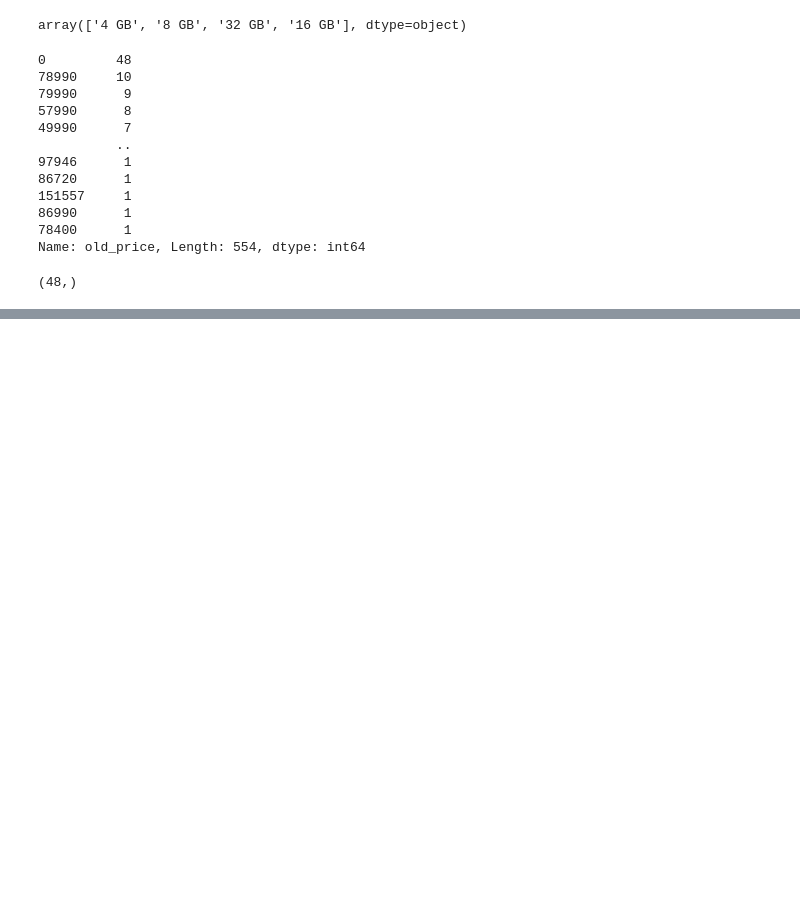
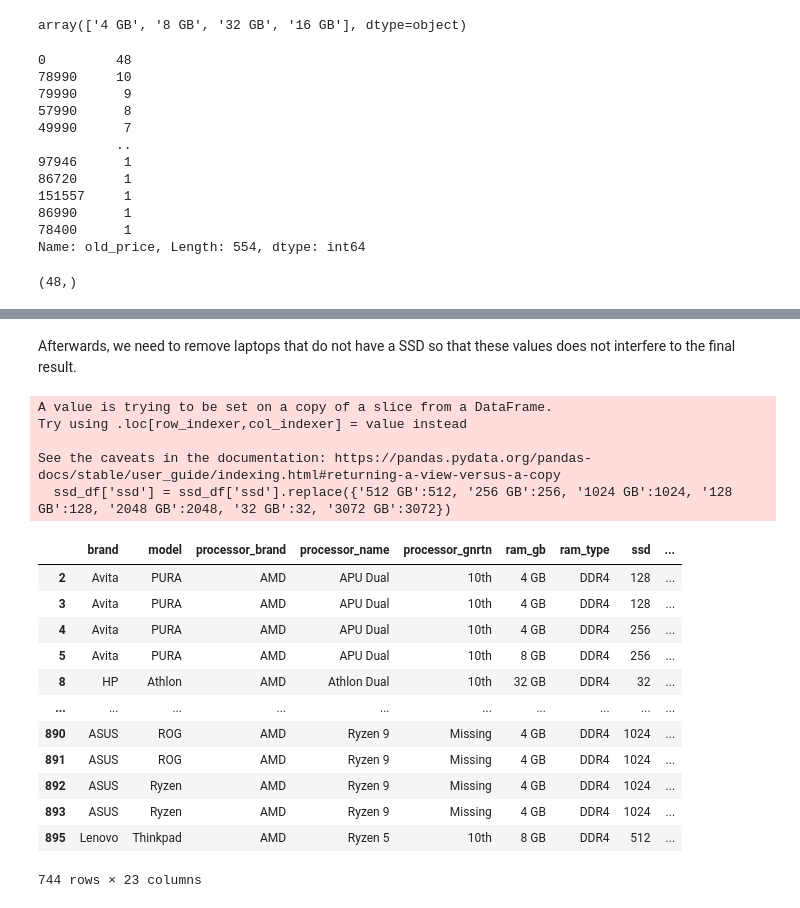
Before and after one commit to AureliusLim/csmodel-phase1, a Jupyter notebook: main_notebook.ipynb, the cells around one changed output, grey strips where cells are left out. Cells and saved outputs as stored; diff of their text form; code cells hidden in the pictures; blank space fills up the shorter version.

```diff
--- a/main_notebook.ipynb
+++ b/main_notebook.ipynb
@@ -184,0 +242,25 @@ clean_df.to_csv('laptop_cleaned.csv')
+# %% [markdown]
+Afterwards, we need to remove laptops that do not have a SSD so that these values does not interfere to the final result.
+# %%
+ssd_df = clean_df[(clean_df.ssd != "0 GB")]
+ssd_df['ssd'] = ssd_df['ssd'].replace({'512 GB':512, '256 GB':256, '1024 GB':1024, '128 GB':128, '2048 GB':2048, '32 GB':32, '3072 GB':3072})
+ssd_df
+# %% [output]
+A value is trying to be set on a copy of a slice from a DataFrame.
+Try using .loc[row_indexer,col_indexer] = value instead
+
+See the caveats in the documentation: https://pandas.pydata.org/pandas-docs/stable/user_guide/indexing.html#returning-a-view-versus-a-copy
+  ssd_df['ssd'] = ssd_df['ssd'].replace({'512 GB':512, '256 GB':256, '1024 GB':1024, '128 GB':128, '2048 GB':2048, '32 GB':32, '3072 GB':3072})
+|  | brand | model | processor_brand | processor_name | processor_gnrtn | ram_gb | ram_type | ssd | ... |
+| 2 | Avita | PURA | AMD | APU Dual | 10th | 4 GB | DDR4 | 128 | ... |
+| 3 | Avita | PURA | AMD | APU Dual | 10th | 4 GB | DDR4 | 128 | ... |
+| 4 | Avita | PURA | AMD | APU Dual | 10th | 4 GB | DDR4 | 256 | ... |
+| 5 | Avita | PURA | AMD | APU Dual | 10th | 8 GB | DDR4 | 256 | ... |
+| 8 | HP | Athlon | AMD | Athlon Dual | 10th | 32 GB | DDR4 | 32 | ... |
+| ... | ... | ... | ... | ... | ... | ... | ... | ... | ... |
+| 890 | ASUS | ROG | AMD | Ryzen 9 | Missing | 4 GB | DDR4 | 1024 | ... |
+| 891 | ASUS | ROG | AMD | Ryzen 9 | Missing | 4 GB | DDR4 | 1024 | ... |
+| 892 | ASUS | Ryzen | AMD | Ryzen 9 | Missing | 4 GB | DDR4 | 1024 | ... |
+| 893 | ASUS | Ryzen | AMD | Ryzen 9 | Missing | 4 GB | DDR4 | 1024 | ... |
+| 895 | Lenovo | Thinkpad | AMD | Ryzen 5 | 10th | 8 GB | DDR4 | 512 | ... |
+744 rows × 23 columns
```
Also changed, not shown: parts of 15 cells of this notebook.
